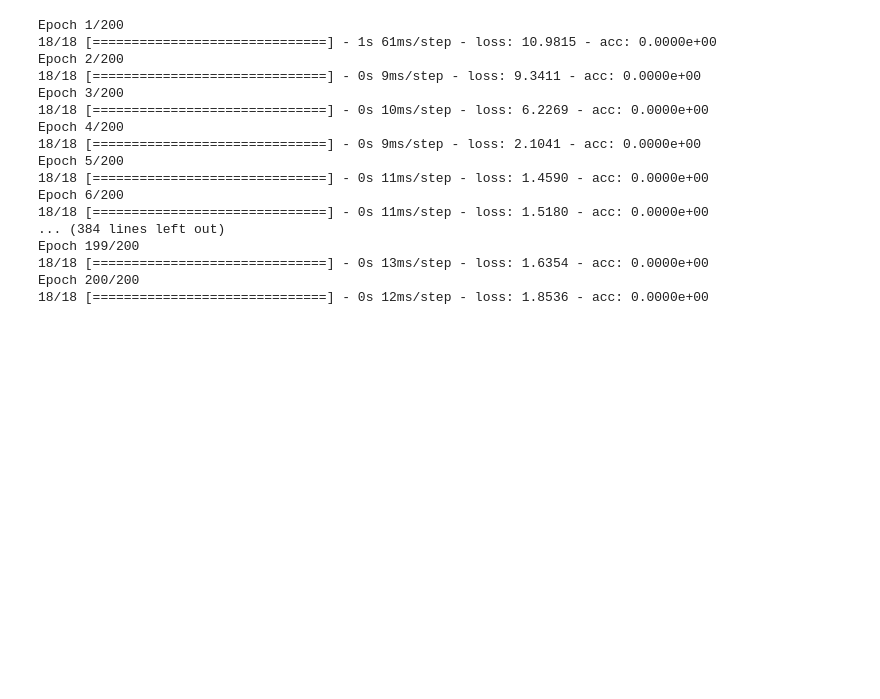
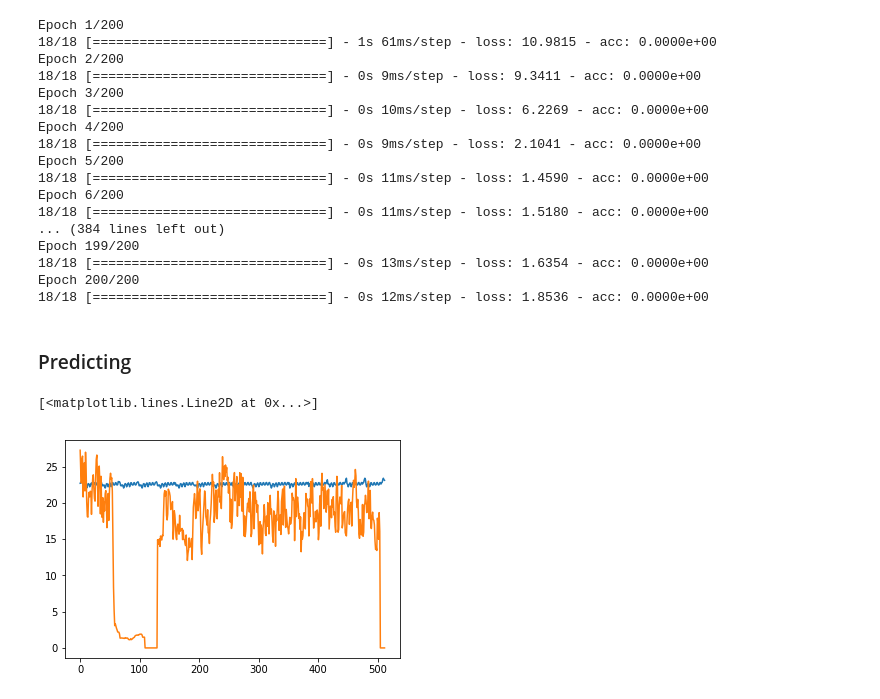
Before and after one commit to shuuchen/keras_conv_1d, a Jupyter notebook: simple_1d_conv.ipynb, the cells around one changed output. Cells and saved outputs as stored; diff of their text form; code cells hidden in the pictures; blank space fills up the shorter version.

```diff
--- a/simple_1d_conv.ipynb
+++ b/simple_1d_conv.ipynb
@@ -26,8 +29,8 @@ data.input_dir
 data.set_train_test_files('201801010800.xlsx', '201802010800.xlsx')
 df=data.get_df(data.train_file)
 
-y=data.strip(data.get_target(data.train_file, '需要蒸気'))
-gen = data.generator_1d(y, 24)
+y_train = data.strip(data.get_target(data.train_file, '需要蒸気'))
+y_test = data.strip(data.get_target(data.test_file, '需要蒸気'))
 # %% [markdown]
 ### Network design
 # %%
@@ -73,8 +78,8 @@ _________________________________________________________________
 # %%
-steps = (len(y) - len_x) // batch_size
+steps = (len(y_train) - len_x) // batch_size
 
 model.compile(optimizer=RMSprop(lr=1e-4), loss='mae', metrics=['acc'])
-history = model.fit_generator(generator=data.generator_1d(y, len_x, batch_size),
+history = model.fit_generator(generator=data.generator_1d(y_train, len_x, batch_size),
                               steps_per_epoch=steps, shuffle=False, verbose=1,
                               epochs=200)
 # %% [output]
@@ -95,3 +100,15 @@ Epoch 199/200
 18/18 [==============================] - 0s 13ms/step - loss: 1.6354 - acc: 0.0000e+00
 Epoch 200/200
 18/18 [==============================] - 0s 12ms/step - loss: 1.8536 - acc: 0.0000e+00
+# %% [markdown]
+### Predicting
+# %%
+steps = (len(y_test) - len_x) // batch_size
+
+preds = model.predict_generator(generator=data.generator_1d(y_test, len_x, batch_size), steps=steps)
+# %%
+plt.plot(preds)
+plt.plot(y_test[-512:])
+# %% [output]
+[<matplotlib.lines.Line2D at 0x...>]
+[figure, added]
```
Also changed, not shown: parts of 3 cells of this notebook, 1 other file.
